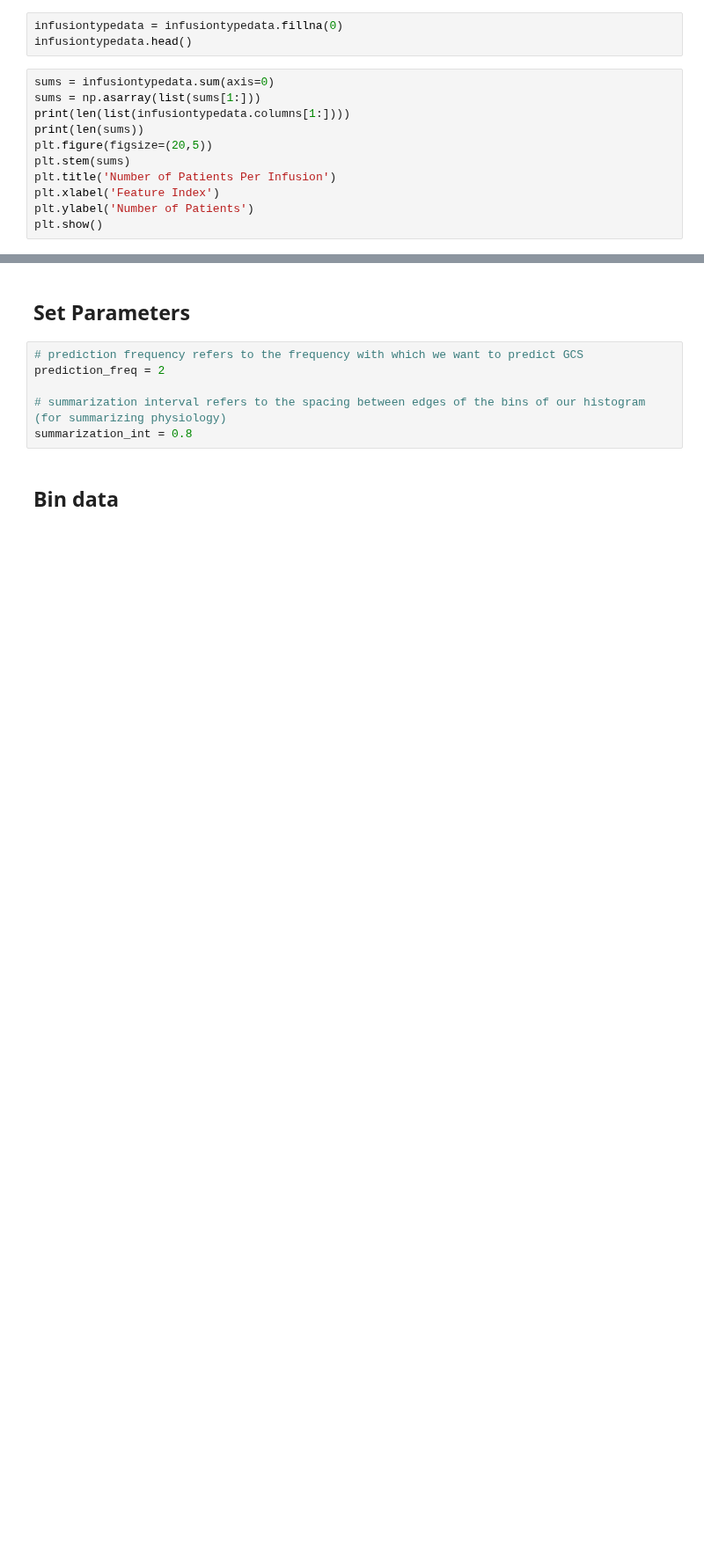
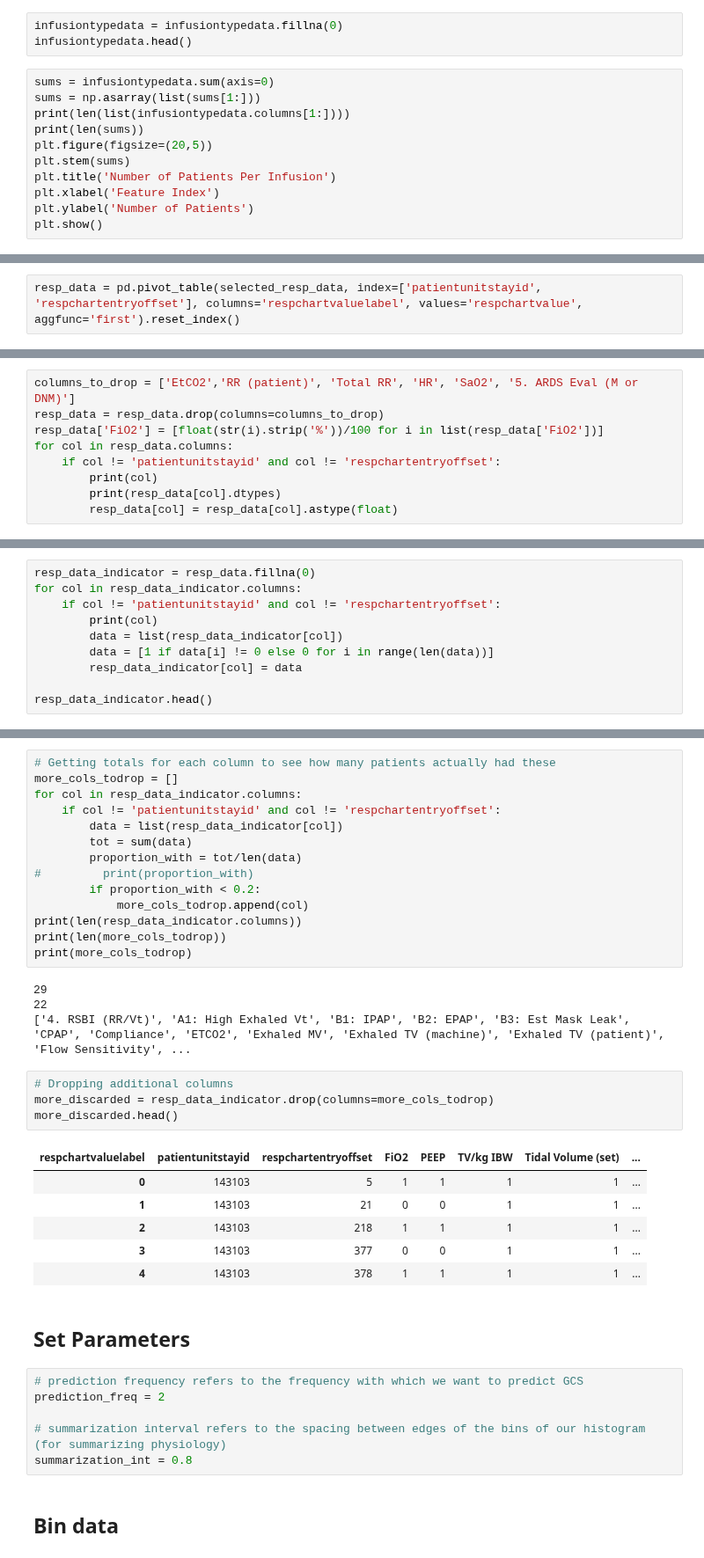
Before and after one commit to adit98/tbi, a Jupyter notebook: notebooks/GCS_Modeling_JB.ipynb, the cells around one changed output, grey strips where cells are left out. Shown at 88% size. Saved outputs shown, nothing was run; the diff lists cells and outputs as text; blank space fills up the shorter version.

```diff
--- a/notebooks/GCS_Modeling_JB.ipynb
+++ b/notebooks/GCS_Modeling_JB.ipynb
@@ -422,0 +576,2 @@ plt.show()
+# %%
+resp_data = pd.pivot_table(selected_resp_data, index=['patientunitstayid', 'respchartentryoffset'], columns='respchartvaluelabel', values='respchartvalue', aggfunc='first').reset_index()
@@ -422,0 +593,9 @@ plt.show()
+# %%
+columns_to_drop = ['EtCO2','RR (patient)', 'Total RR', 'HR', 'SaO2', '5. ARDS Eval (M or DNM)']
+resp_data = resp_data.drop(columns=columns_to_drop)
+resp_data['FiO2'] = [float(str(i).strip('%'))/100 for i in list(resp_data['FiO2'])]
+for col in resp_data.columns:
+    if col != 'patientunitstayid' and col != 'respchartentryoffset':
+        print(col)
+        print(resp_data[col].dtypes)
+        resp_data[col] = resp_data[col].astype(float)
@@ -422,0 +620,10 @@ plt.show()
+# %%
+resp_data_indicator = resp_data.fillna(0)
+for col in resp_data_indicator.columns:
+    if col != 'patientunitstayid' and col != 'respchartentryoffset':
+        print(col)
+        data = list(resp_data_indicator[col])
+        data = [1 if data[i] != 0 else 0 for i in range(len(data))]
+        resp_data_indicator[col] = data
+
+resp_data_indicator.head()
@@ -423,3 +654,32 @@ plt.show()
+# %%
+# Getting totals for each column to see how many patients actually had these
+more_cols_todrop = []
+for col in resp_data_indicator.columns:
+    if col != 'patientunitstayid' and col != 'respchartentryoffset':
+        data = list(resp_data_indicator[col])
+        tot = sum(data)
+        proportion_with = tot/len(data)
+#         print(proportion_with)
+        if proportion_with < 0.2:
+            more_cols_todrop.append(col)
+print(len(resp_data_indicator.columns))
+print(len(more_cols_todrop))
+print(more_cols_todrop)
+# %% [output]
+29
+22
+['4. RSBI (RR/Vt)', 'A1: High Exhaled Vt', 'B1: IPAP', 'B2: EPAP', 'B3: Est Mask Leak', 'CPAP', 'Compliance', 'ETCO2', 'Exhaled MV', 'Exhaled TV (machine)', 'Exhaled TV (patient)', 'Flow Sensitivity', ...
+# %%
+# Dropping additional columns
+more_discarded = resp_data_indicator.drop(columns=more_cols_todrop)
+more_discarded.head()
+# %% [output]
+| respchartvaluelabel | patientunitstayid | respchartentryoffset | FiO2 | PEEP | TV/kg IBW | Tidal Volume (set) | ... |
+| 0 | 143103 | 5 | 1 | 1 | 1 | 1 | ... |
+| 1 | 143103 | 21 | 0 | 0 | 1 | 1 | ... |
+| 2 | 143103 | 218 | 1 | 1 | 1 | 1 | ... |
+| 3 | 143103 | 377 | 0 | 0 | 1 | 1 | ... |
+| 4 | 143103 | 378 | 1 | 1 | 1 | 1 | ... |
 # %% [markdown]
 ## Set Parameters
 # %%
```
Also changed, not shown: parts of 14 cells of this notebook, 2 other files.
